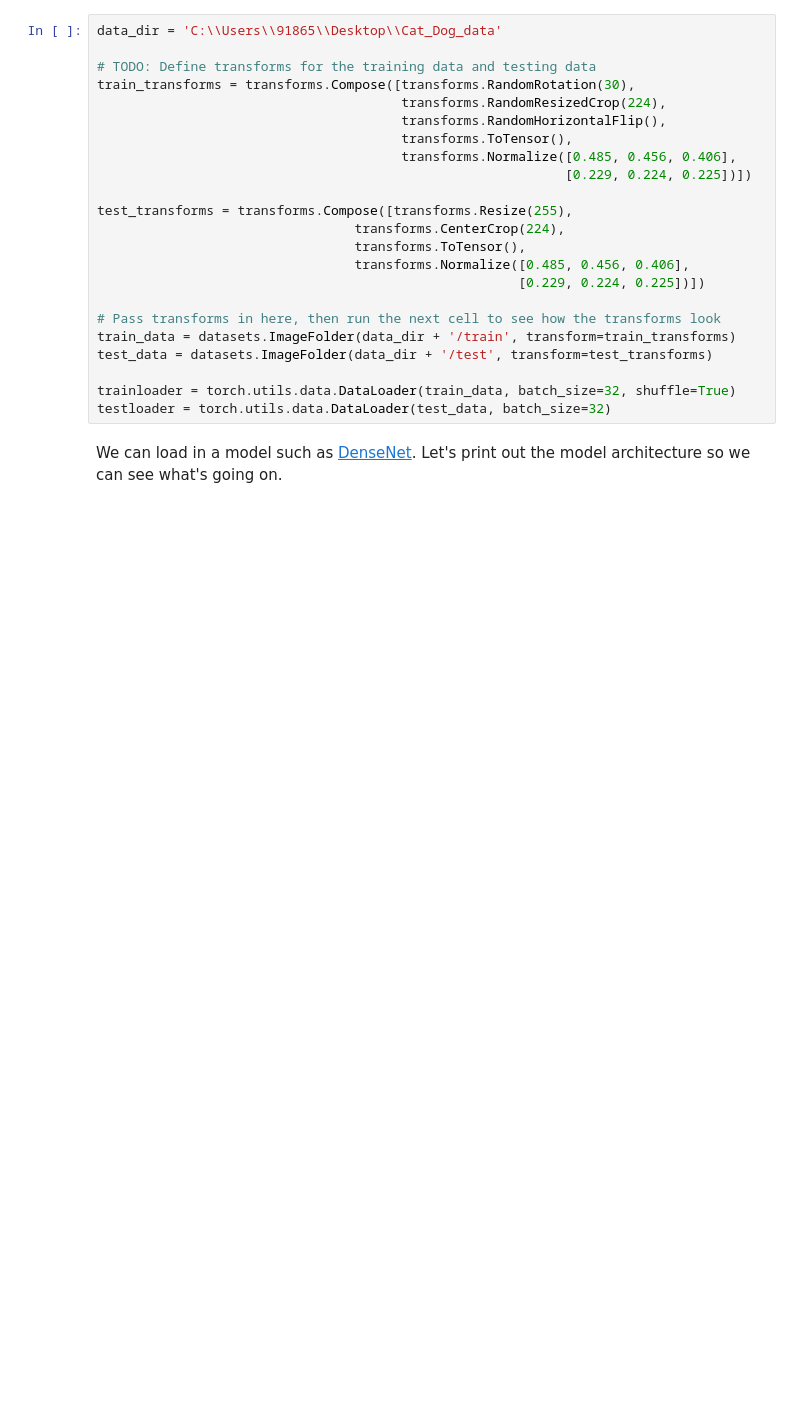
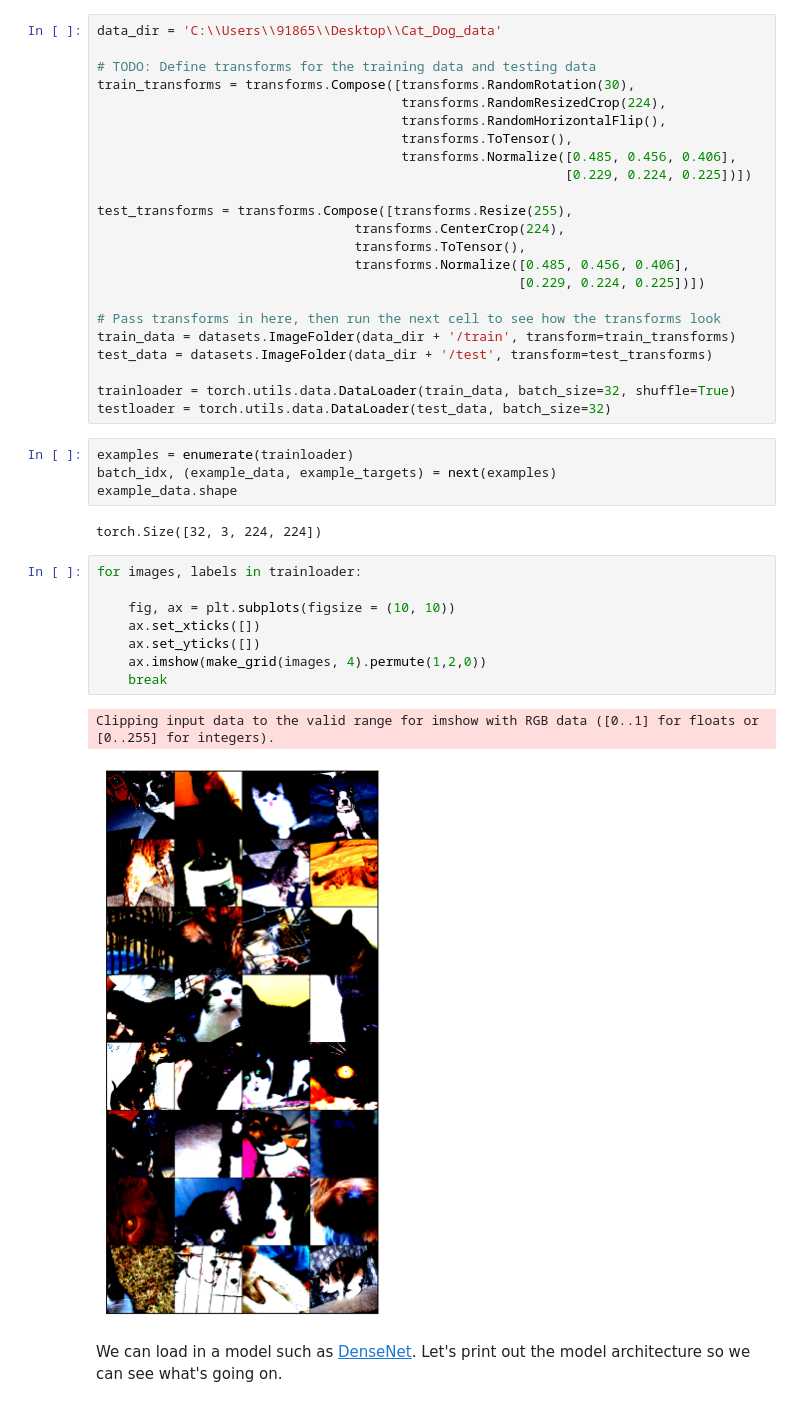
Before and after one commit to Suvoo/AI-Handbook, a Jupyter notebook: Introduction to Pytorch/Part 8 - Transfer Learning (Exercises).ipynb, the cells around one changed output. Saved outputs shown, nothing was run; the diff lists cells and outputs as text; blank space fills up the shorter version.

```diff
--- a/Introduction to Pytorch/Part 8 - Transfer Learning (Exercises).ipynb
+++ b/Introduction to Pytorch/Part 8 - Transfer Learning (Exercises).ipynb
@@ -44,6 +45,23 @@ test_data = datasets.ImageFolder(data_dir + '/test', transform=test_transforms)
 
 trainloader = torch.utils.data.DataLoader(train_data, batch_size=32, shuffle=True)
 testloader = torch.utils.data.DataLoader(test_data, batch_size=32)
+# %%
+examples = enumerate(trainloader)
+batch_idx, (example_data, example_targets) = next(examples)
+example_data.shape
+# %% [output]
+torch.Size([32, 3, 224, 224])
+# %%
+for images, labels in trainloader:
+
+    fig, ax = plt.subplots(figsize = (10, 10))
+    ax.set_xticks([])
+    ax.set_yticks([])
+    ax.imshow(make_grid(images, 4).permute(1,2,0))
+    break
+# %% [output]
+Clipping input data to the valid range for imshow with RGB data ([0..1] for floats or [0..255] for integers).
+[figure, added]
 # %% [markdown]
 We can load in a model such as [DenseNet](http://pytorch.org/docs/0.3.0/torchvision/models.html#id5). Let's print out the model architecture so we can see what's going on.
 # %%
```
Also changed, not shown: parts of 1 cell of this notebook, 6 other files.
